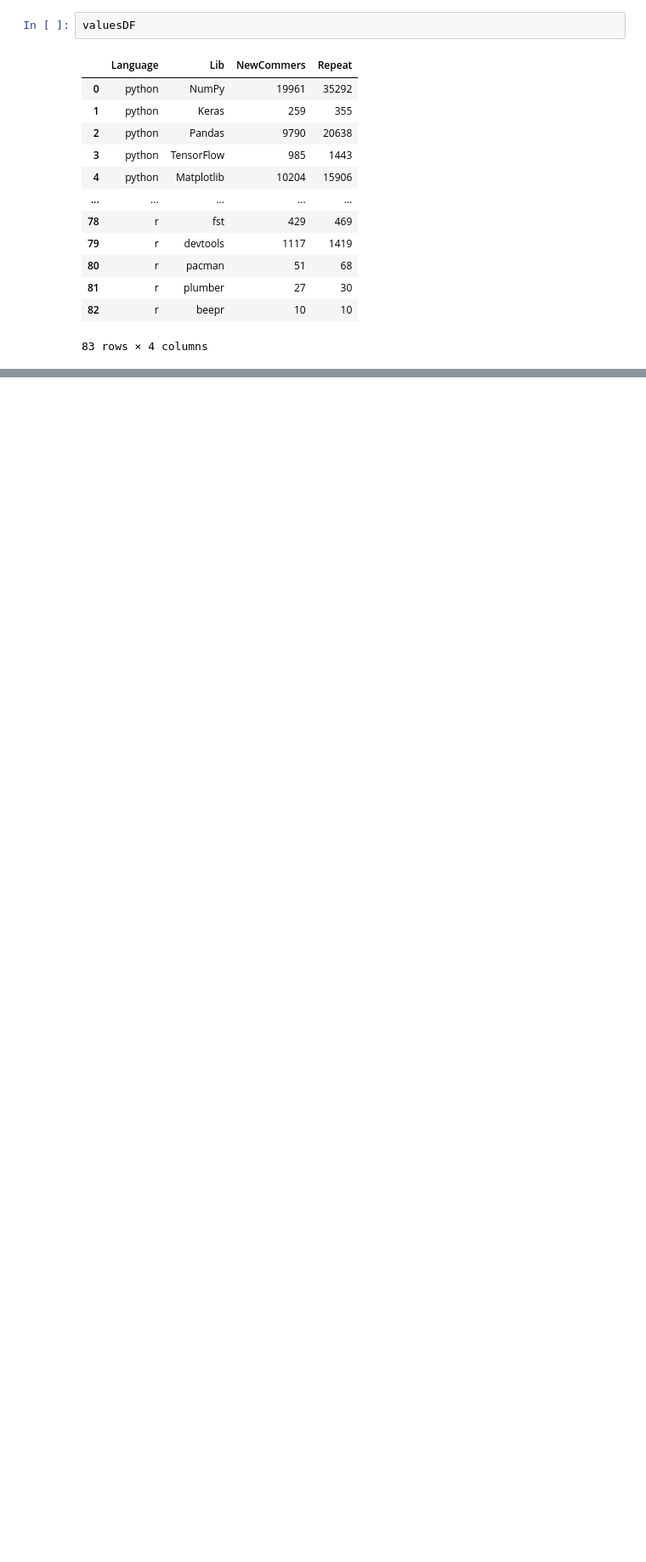
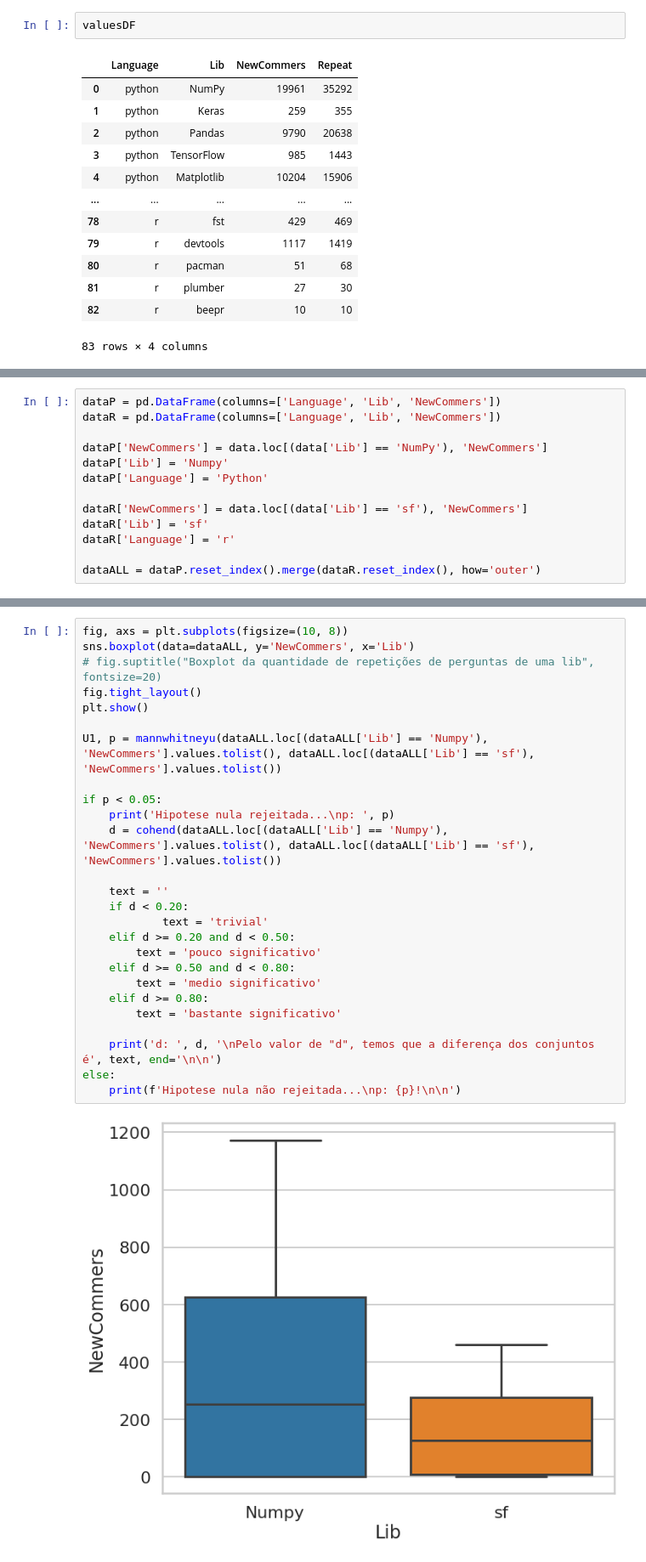
Before and after one commit to JuanFSR/EngenhariaEmpirica, a Jupyter notebook: 4. visualizacao.ipynb, the cells around one changed output, grey strips where cells are left out. Shown at 85% size. Saved outputs shown, nothing was run; the diff lists cells and outputs as text; blank space fills up the shorter version.

```diff
--- a/4. visualizacao.ipynb
+++ b/4. visualizacao.ipynb
@@ -280,0 +344,13 @@ p: 0.19586203754228193!
+# %%
+dataP = pd.DataFrame(columns=['Language', 'Lib', 'NewCommers'])
+dataR = pd.DataFrame(columns=['Language', 'Lib', 'NewCommers'])
+
+dataP['NewCommers'] = data.loc[(data['Lib'] == 'NumPy'), 'NewCommers']
+dataP['Lib'] = 'Numpy'
+dataP['Language'] = 'Python'
+
+dataR['NewCommers'] = data.loc[(data['Lib'] == 'sf'), 'NewCommers']
+dataR['Lib'] = 'sf'
+dataR['Language'] = 'r'
+
+dataALL = dataP.reset_index().merge(dataR.reset_index(), how='outer')
@@ -280,0 +373,28 @@ p: 0.19586203754228193!
+# %%
+fig, axs = plt.subplots(figsize=(10, 8))
+sns.boxplot(data=dataALL, y='NewCommers', x='Lib')
+# fig.suptitle("Boxplot da quantidade de repetições de perguntas de uma lib", fontsize=20)
+fig.tight_layout()
+plt.show()
+
+U1, p = mannwhitneyu(dataALL.loc[(dataALL['Lib'] == 'Numpy'), 'NewCommers'].values.tolist(), dataALL.loc[(dataALL['Lib'] == 'sf'), 'NewCommers'].values.tolist())
+
+if p < 0.05:
+    print('Hipotese nula rejeitada...\np: ', p)
+    d = cohend(dataALL.loc[(dataALL['Lib'] == 'Numpy'), 'NewCommers'].values.tolist(), dataALL.loc[(dataALL['Lib'] == 'sf'), 'NewCommers'].values.tolist())
+
+    text = ''
+    if d < 0.20:
+            text = 'trivial'
+    elif d >= 0.20 and d < 0.50:
+        text = 'pouco significativo'
+    elif d >= 0.50 and d < 0.80:
+        text = 'medio significativo'
+    elif d >= 0.80:
+        text = 'bastante significativo'
+
+    print('d: ', d, '\nPelo valor de "d", temos que a diferença dos conjuntos é', text, end='\n\n')
+else:
+    print(f'Hipotese nula não rejeitada...\np: {p}!\n\n')
+# %% [output]
+[figure, added]
```
Also changed, not shown: parts of 11 cells of this notebook, 3 other files.
